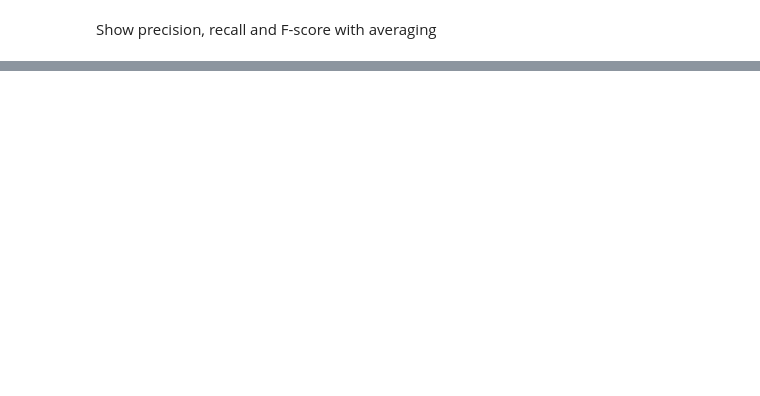
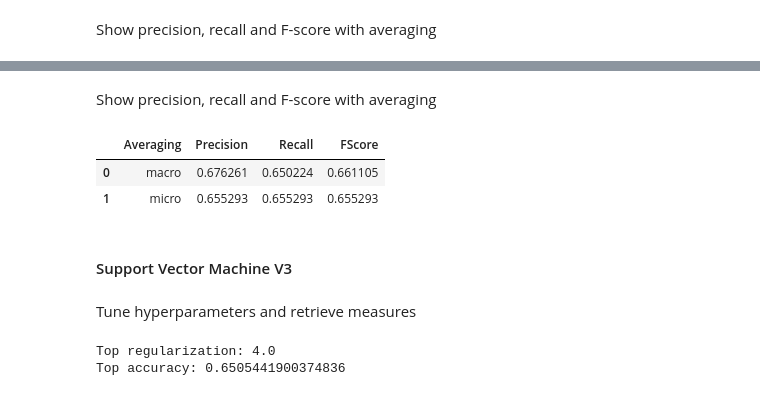
Before and after one commit to jCodingStuff/NLPReddit, a Jupyter notebook: tips_pred_3.ipynb, the cells around one changed output, grey strips where cells are left out. Cells and saved outputs as stored; diff of their text form; code cells hidden in the pictures; blank space fills up the shorter version.

```diff
--- a/tips_pred_3.ipynb
+++ b/tips_pred_3.ipynb
@@ -456,0 +556,50 @@ measures_df
+# %% [markdown]
+Show precision, recall and F-score with averaging
+# %%
+measures_macro = ['macro'] + measures_macro
+measures_micro = ['micro'] + measures_micro
+measures_df = pd.DataFrame([measures_macro, measures_micro], columns=['Averaging', 'Precision', 'Recall', 'FScore'])
+measures_df
+# %% [output]
+|  | Averaging | Precision | Recall | FScore |
+| 0 | macro | 0.676261 | 0.650224 | 0.661105 |
+| 1 | micro | 0.655293 | 0.655293 | 0.655293 |
+# %% [markdown]
+#### Support Vector Machine V3 ####
+# %% [markdown]
+Tune hyperparameters and retrieve measures
+# %%
+from sklearn.svm import SVC
+from sklearn.metrics import precision_recall_fscore_support
+
+top_accuracy = 0;
+top_reg = 0;
+
+regs = np.linspace(3, 4, 10)
+accs = []
+precs = []
+recs = []
+fscores = []
+
+for reg in regs:
+    svm_model = SVC(gamma='scale', C=reg)
+    svm_model.fit(x_train, y_train)
+    acc = svm_model.score(x_validation, y_validation)
+    accs.append(acc)
+    measures = precision_recall_fscore_support(y_validation, svm_model.predict(x_validation), average='macro')
+    precs.append(measures[0])
+    recs.append(measures[1])
+    fscores.append(measures[2])
+    if acc > top_accuracy:
+        top_accuracy = acc
+        top_reg = reg
+
+print("Top regularization:", top_reg)
+print("Top accuracy:", top_accuracy)
+
+# Retrain with whole training set and optimal penalty
+top_model = SVC(gamma='scale', C=top_reg)
+top_model.fit(x_tv, y_tv);
+# %% [output]
+Top regularization: 4.0
+Top accuracy: 0.6505441900374836
```
Also changed, not shown: parts of 26 cells of this notebook, 5 other files.
